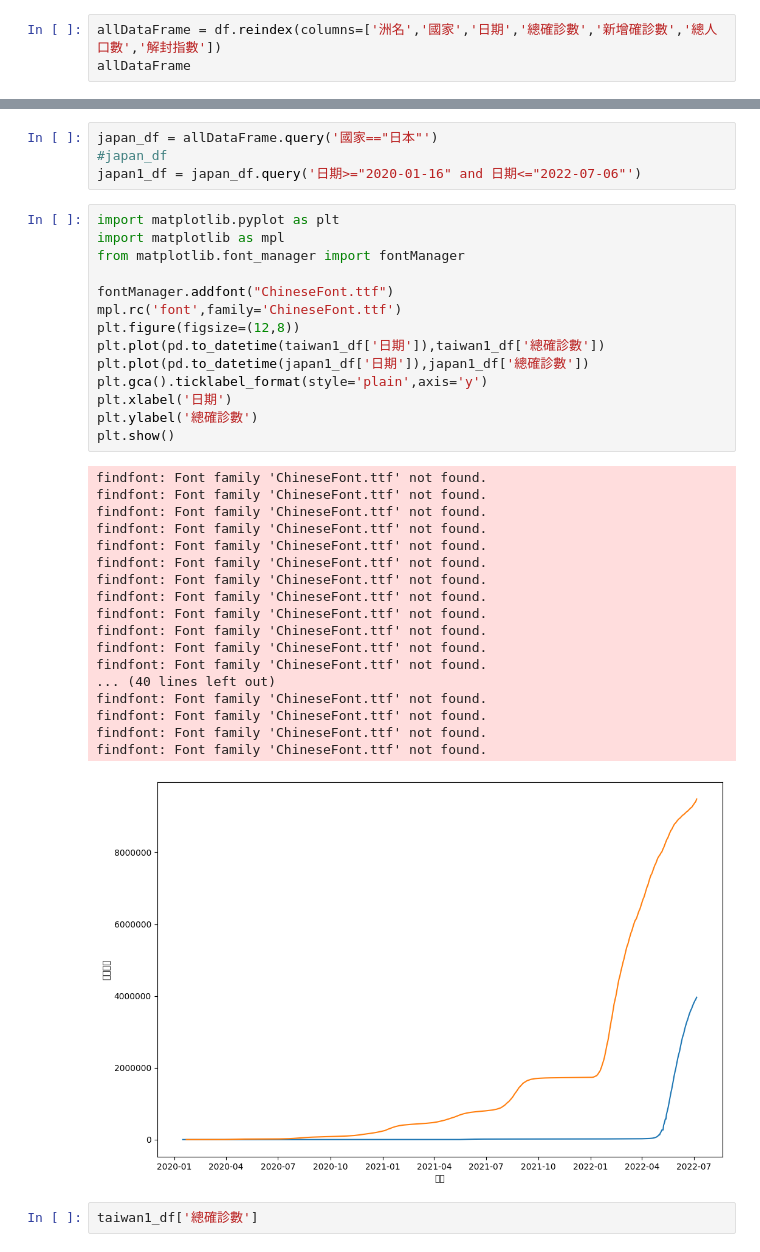
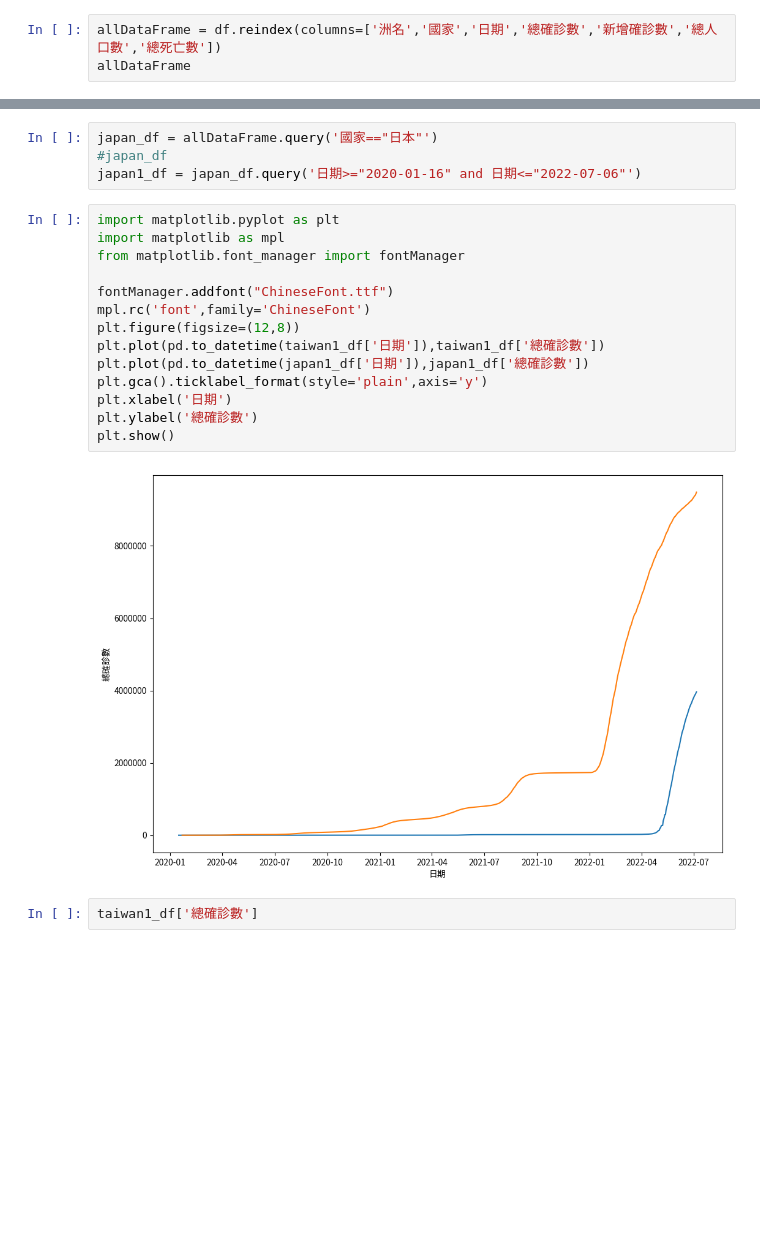
Before and after one commit to aashleyzheng/python_analysis, a Jupyter notebook: lesson16/lesson16_7.ipynb, the cells around one changed output, grey strips where cells are left out. Drawn from its saved outputs; the diff is of its cells as text; blank space fills up the shorter version.

```diff
--- a/lesson16/lesson16_7.ipynb
+++ b/lesson16/lesson16_7.ipynb
@@ -23,6 +23,6 @@ Data columns (total 33 columns):
 dtypes: float64(17), int64(12), object(4)
 memory usage: 47.3+ MB
 # %%
-allDataFrame = df.reindex(columns=['洲名','國家','日期','總確診數','新增確診數','總人口數','解封指數'])
+allDataFrame = df.reindex(columns=['洲名','國家','日期','總確診數','新增確診數','總人口數','總死亡數'])
 allDataFrame
 # %% [output]
@@ -72,36 +72,19 @@ japan1_df = japan_df.query('日期>="2020-01-16" and 日期<="2022-07-06"')
 # %%
 import matplotlib.pyplot as plt
 import matplotlib as mpl
 from matplotlib.font_manager import fontManager
 
 fontManager.addfont("ChineseFont.ttf")
-mpl.rc('font',family='ChineseFont.ttf')
+mpl.rc('font',family='ChineseFont')
 plt.figure(figsize=(12,8))
 plt.plot(pd.to_datetime(taiwan1_df['日期']),taiwan1_df['總確診數'])
 plt.plot(pd.to_datetime(japan1_df['日期']),japan1_df['總確診數'])
 plt.gca().ticklabel_format(style='plain',axis='y')
 plt.xlabel('日期')
 plt.ylabel('總確診數')
 plt.show()
 # %% [output]
-findfont: Font family 'ChineseFont.ttf' not found.
-findfont: Font family 'ChineseFont.ttf' not found.
-findfont: Font family 'ChineseFont.ttf' not found.
-findfont: Font family 'ChineseFont.ttf' not found.
-findfont: Font family 'ChineseFont.ttf' not found.
-findfont: Font family 'ChineseFont.ttf' not found.
-findfont: Font family 'ChineseFont.ttf' not found.
-findfont: Font family 'ChineseFont.ttf' not found.
-findfont: Font family 'ChineseFont.ttf' not found.
-findfont: Font family 'ChineseFont.ttf' not found.
-findfont: Font family 'ChineseFont.ttf' not found.
-findfont: Font family 'ChineseFont.ttf' not found.
-... (40 lines left out)
-findfont: Font family 'ChineseFont.ttf' not found.
-findfont: Font family 'ChineseFont.ttf' not found.
-findfont: Font family 'ChineseFont.ttf' not found.
-findfont: Font family 'ChineseFont.ttf' not found.
-[figure, old version]
+[figure, new version]
 # %%
 taiwan1_df['總確診數']
 # %% [output]
```
Also changed, not shown: parts of 4 cells of this notebook.
